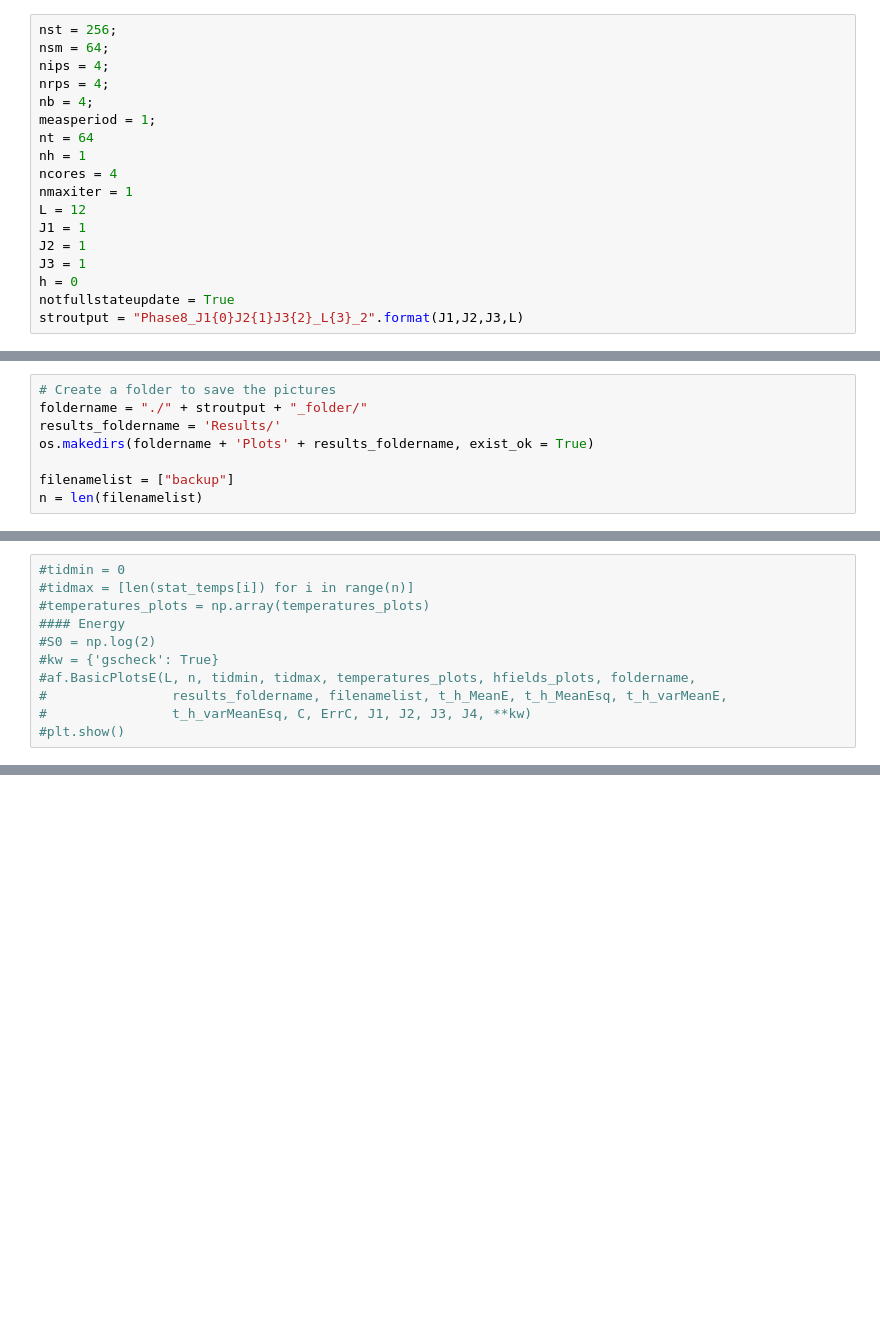
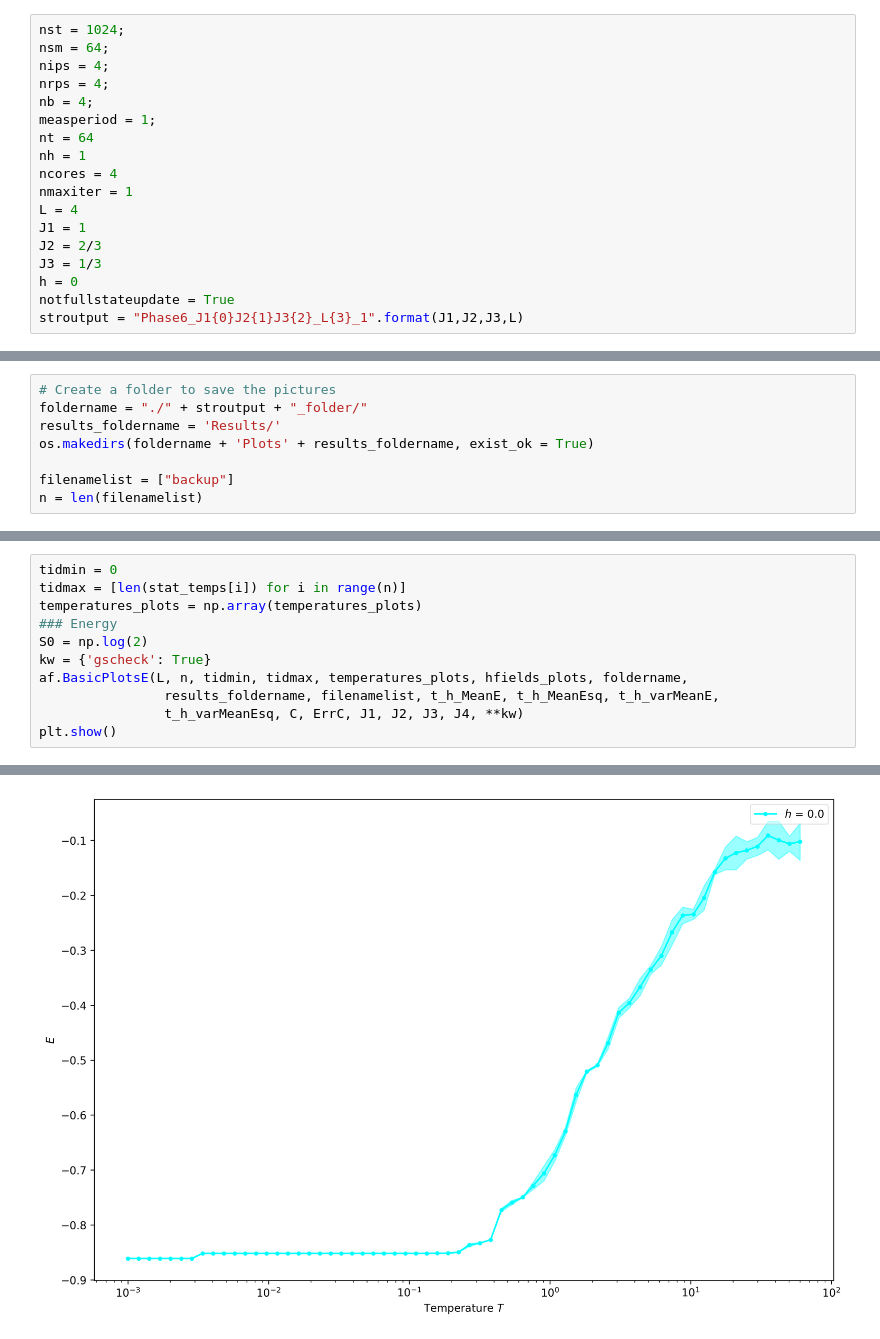
Before and after one commit to jeannecolbois/myopic-dual-worm, a Jupyter notebook: dualworm-kagome/GroundStates/GroundStateGenerator-Phase6.ipynb, the cells around one changed output, grey strips where cells are left out. Drawn from its saved outputs; the diff is of its cells as text; blank space fills up the shorter version.

```diff
--- a/dualworm-kagome/GroundStates/GroundStateGenerator-Phase6.ipynb
+++ b/dualworm-kagome/GroundStates/GroundStateGenerator-Phase6.ipynb
@@ -24,7 +24,7 @@ import matplotlib.pyplot as plt
 
 import yep
 # %%
-nst = 256;
+nst = 1024;
 nsm = 64;
 nips = 4;
 nrps = 4;
@@ -34,13 +34,13 @@ nt = 64
 nh = 1
 ncores = 4
 nmaxiter = 1
-L = 12
+L = 4
 J1 = 1
-J2 = 1
-J3 = 1
+J2 = 2/3
+J3 = 1/3
 h = 0
 notfullstateupdate = True
-stroutput = "Phase8_J1{0}J2{1}J3{2}_L{3}_2".format(J1,J2,J3,L)
+stroutput = "Phase6_J1{0}J2{1}J3{2}_L{3}_1".format(J1,J2,J3,L)
 # %%
 def genArgs():
     parser = argparse.ArgumentParser()
@@ -212,11 +232,12 @@ print((2/3 * J1[0] - (2/3) * J2[0] - J3[0]))
 # %%
-#tidmin = 0
-#tidmax = [len(stat_temps[i]) for i in range(n)]
-#temperatures_plots = np.array(temperatures_plots)
-#### Energy
-#S0 = np.log(2)
-#kw = {'gscheck': True}
-#af.BasicPlotsE(L, n, tidmin, tidmax, temperatures_plots, hfields_plots, foldername,
-#                results_foldername, filenamelist, t_h_MeanE, t_h_MeanEsq, t_h_varMeanE,
-#                t_h_varMeanEsq, C, ErrC, J1, J2, J3, J4, **kw)
-#plt.show()
+tidmin = 0
+tidmax = [len(stat_temps[i]) for i in range(n)]
+temperatures_plots = np.array(temperatures_plots)
+### Energy
+S0 = np.log(2)
+kw = {'gscheck': True}
+af.BasicPlotsE(L, n, tidmin, tidmax, temperatures_plots, hfields_plots, foldername,
+                results_foldername, filenamelist, t_h_MeanE, t_h_MeanEsq, t_h_varMeanE,
+                t_h_varMeanEsq, C, ErrC, J1, J2, J3, J4, **kw)
+plt.show()
+# %% [output]
@@ -222,0 +256 @@ print((2/3 * J1[0] - (2/3) * J2[0] - J3[0]))
+[figure, added]
```
Also changed, not shown: parts of 8 cells of this notebook, 10 other files.
